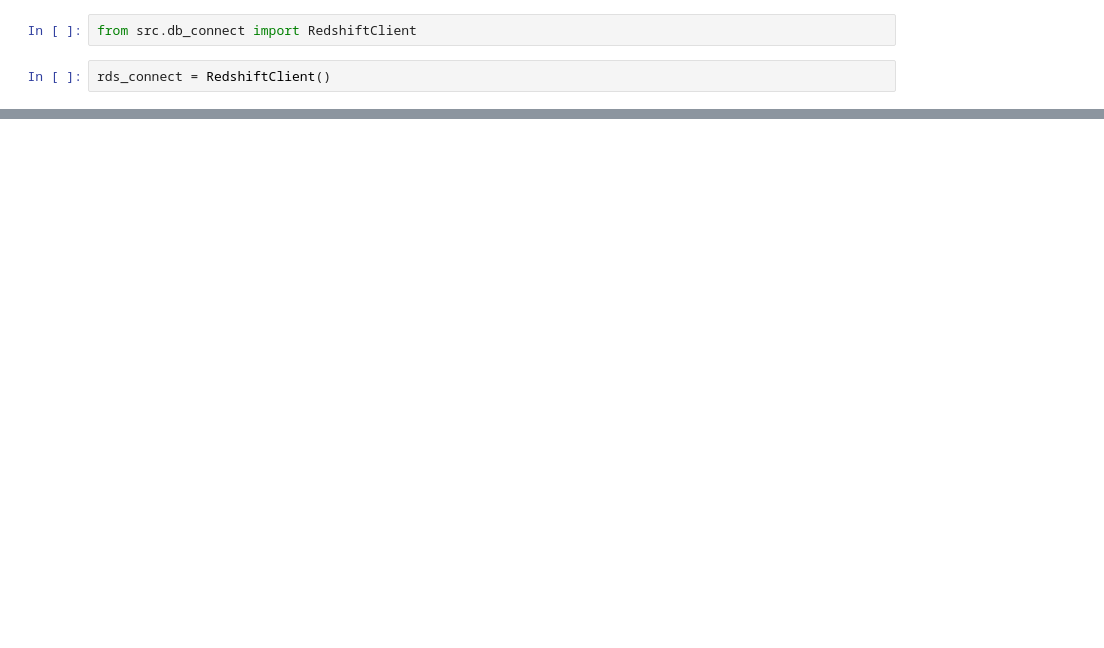
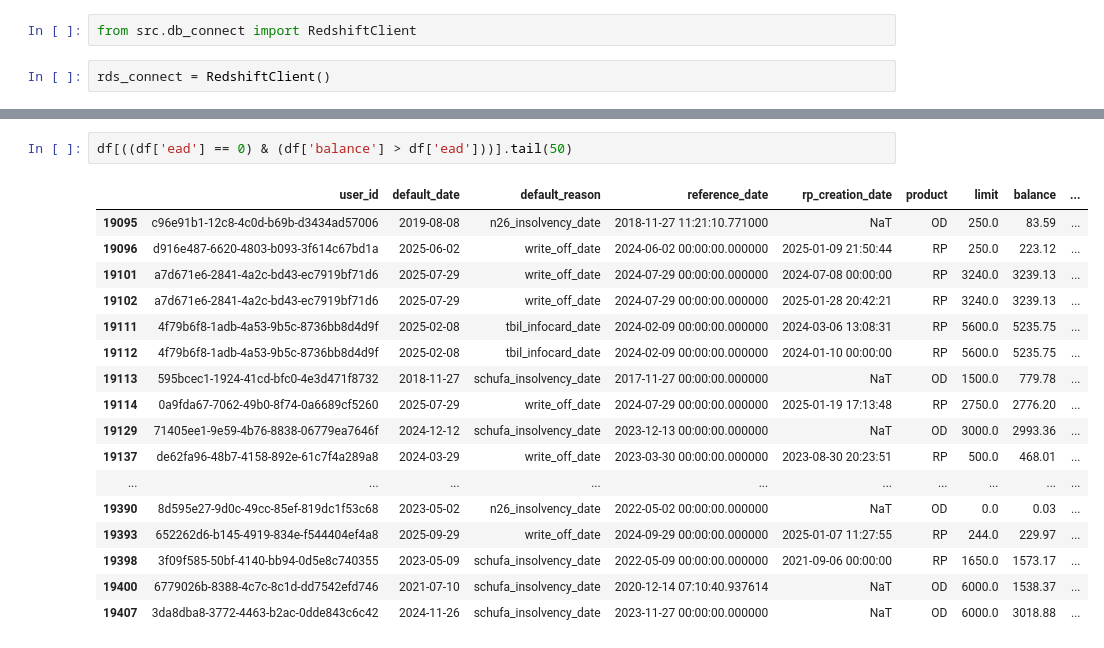
Before and after one commit to ilyakatliaroun26/CCF, a Jupyter notebook: test.ipynb, the cells around one changed output, grey strips where cells are left out. Saved outputs shown, nothing was run; the diff lists cells and outputs as text; blank space fills up the shorter version.

```diff
--- a/test.ipynb
+++ b/test.ipynb
@@ -25,0 +144,20 @@ print(df.head())
+# %%
+df[((df['ead'] == 0) & (df['balance'] > df['ead']))].tail(50)
+# %% [output]
+|  | user_id | default_date | default_reason | reference_date | rp_creation_date | product | limit | balance | ... |
+| 19095 | c96e91b1-12c8-4c0d-b69b-d3434ad57006 | 2019-08-08 | n26_insolvency_date | 2018-11-27 11:21:10.771000 | NaT | OD | 250.0 | 83.59 | ... |
+| 19096 | d916e487-6620-4803-b093-3f614c67bd1a | 2025-06-02 | write_off_date | 2024-06-02 00:00:00.000000 | 2025-01-09 21:50:44 | RP | 250.0 | 223.12 | ... |
+| 19101 | a7d671e6-2841-4a2c-bd43-ec7919bf71d6 | 2025-07-29 | write_off_date | 2024-07-29 00:00:00.000000 | 2024-07-08 00:00:00 | RP | 3240.0 | 3239.13 | ... |
+| 19102 | a7d671e6-2841-4a2c-bd43-ec7919bf71d6 | 2025-07-29 | write_off_date | 2024-07-29 00:00:00.000000 | 2025-01-28 20:42:21 | RP | 3240.0 | 3239.13 | ... |
+| 19111 | 4f79b6f8-1adb-4a53-9b5c-8736bb8d4d9f | 2025-02-08 | tbil_infocard_date | 2024-02-09 00:00:00.000000 | 2024-03-06 13:08:31 | RP | 5600.0 | 5235.75 | ... |
+| 19112 | 4f79b6f8-1adb-4a53-9b5c-8736bb8d4d9f | 2025-02-08 | tbil_infocard_date | 2024-02-09 00:00:00.000000 | 2024-01-10 00:00:00 | RP | 5600.0 | 5235.75 | ... |
+| 19113 | 595bcec1-1924-41cd-bfc0-4e3d471f8732 | 2018-11-27 | schufa_insolvency_date | 2017-11-27 00:00:00.000000 | NaT | OD | 1500.0 | 779.78 | ... |
+| 19114 | 0a9fda67-7062-49b0-8f74-0a6689cf5260 | 2025-07-29 | write_off_date | 2024-07-29 00:00:00.000000 | 2025-01-19 17:13:48 | RP | 2750.0 | 2776.20 | ... |
+| 19129 | 71405ee1-9e59-4b76-8838-06779ea7646f | 2024-12-12 | schufa_insolvency_date | 2023-12-13 00:00:00.000000 | NaT | OD | 3000.0 | 2993.36 | ... |
+| 19137 | de62fa96-48b7-4158-892e-61c7f4a289a8 | 2024-03-29 | write_off_date | 2023-03-30 00:00:00.000000 | 2023-08-30 20:23:51 | RP | 500.0 | 468.01 | ... |
+| ... | ... | ... | ... | ... | ... | ... | ... | ... | ... |
+| 19390 | 8d595e27-9d0c-49cc-85ef-819dc1f53c68 | 2023-05-02 | n26_insolvency_date | 2022-05-02 00:00:00.000000 | NaT | OD | 0.0 | 0.03 | ... |
+| 19393 | 652262d6-b145-4919-834e-f544404ef4a8 | 2025-09-29 | write_off_date | 2024-09-29 00:00:00.000000 | 2025-01-07 11:27:55 | RP | 244.0 | 229.97 | ... |
+| 19398 | 3f09f585-50bf-4140-bb94-0d5e8c740355 | 2023-05-09 | schufa_insolvency_date | 2022-05-09 00:00:00.000000 | 2021-09-06 00:00:00 | RP | 1650.0 | 1573.17 | ... |
+| 19400 | 6779026b-8388-4c7c-8c1d-dd7542efd746 | 2021-07-10 | schufa_insolvency_date | 2020-12-14 07:10:40.937614 | NaT | OD | 6000.0 | 1538.37 | ... |
+| 19407 | 3da8dba8-3772-4463-b2ac-0dde843c6c42 | 2024-11-26 | schufa_insolvency_date | 2023-11-27 00:00:00.000000 | NaT | OD | 6000.0 | 3018.88 | ... |
```
Also changed, not shown: parts of 36 cells of this notebook.
